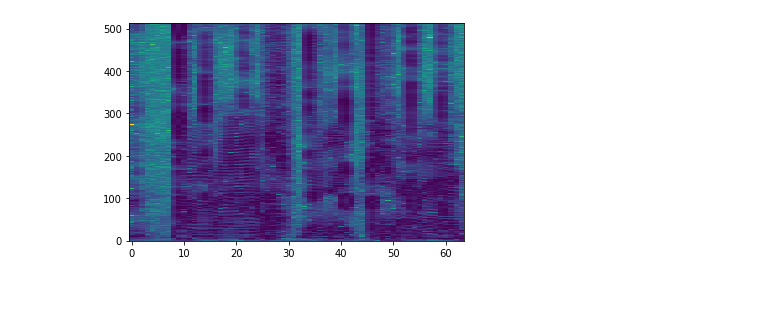
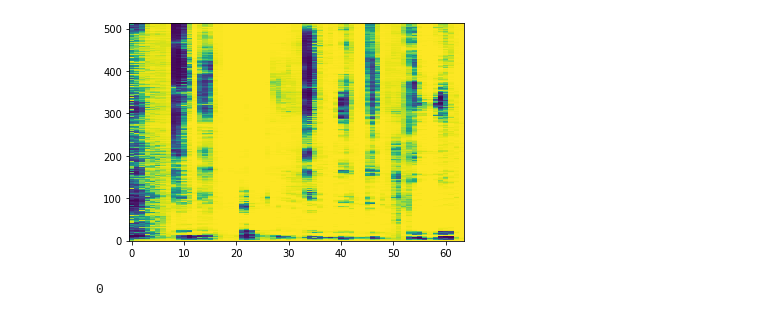
Before and after one commit to haiciyang/Denoising-TIMIT, a Jupyter notebook: adabound_test.ipynb, the cells around one changed output. Drawn from its saved outputs; the diff is of its cells as text; code cells hidden in the pictures.

```diff
--- a/adabound_test.ipynb
+++ b/adabound_test.ipynb
@@ -219,5 +300,9 @@ print(eps)
 # %%
-plt.imshow(mb.detach().cpu().numpy()[:, 4, :].T, aspect='auto', origin='lower')
+plt.imshow(p_mask.detach().cpu().numpy().T, aspect='auto', origin='lower')
 plt.show()
 # %% [output]
-[figure, old version]
+[figure, new version]
+# %%
+20%10
+# %% [output]
+0
```
Also changed, not shown: parts of 22 cells of this notebook, 2 other files.
